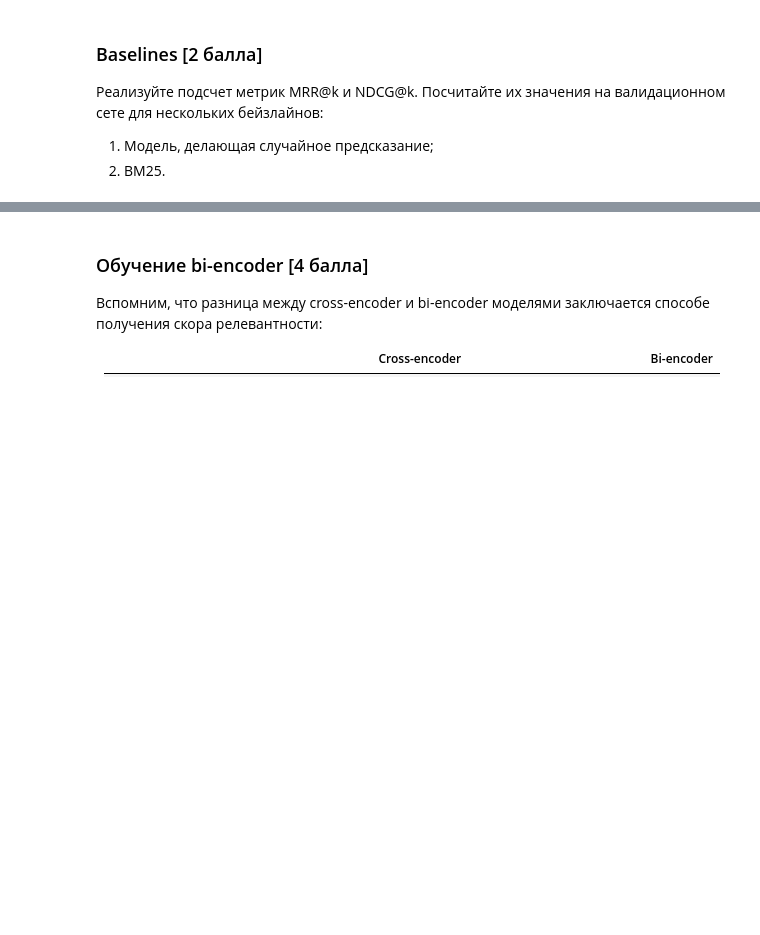
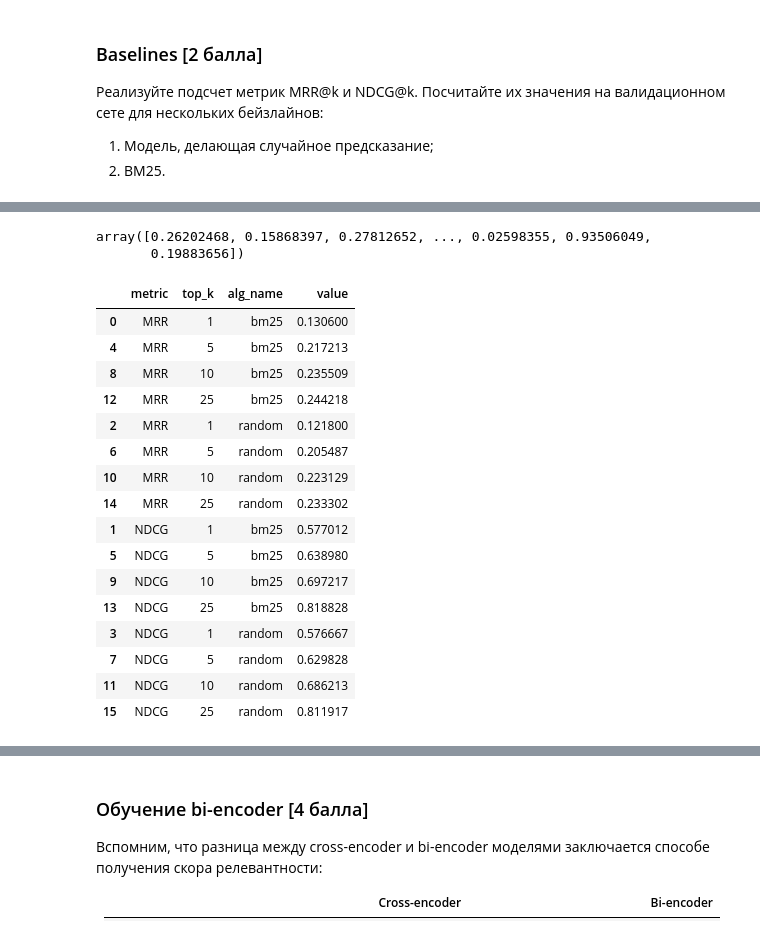
Before and after one commit to agcr/vk-msu-ir-course-spring-2024, a Jupyter notebook: homeworks/nn-reranking/homework_rerank.ipynb, the cells around one changed output, grey strips where cells are left out. Drawn from its saved outputs; the diff is of its cells as text; code cells hidden in the pictures; blank space fills up the shorter version.

```diff
--- a/homeworks/nn-reranking/homework_rerank.ipynb
+++ b/homeworks/nn-reranking/homework_rerank.ipynb
@@ -57,0 +121,53 @@
+# %%
+train_merged_df = train_merged_df.sort_values(by="qid").reset_index(drop=True)
+dev_merged_df = dev_merged_df.sort_values(by="qid").reset_index(drop=True)
+train_merged_df.to_csv("train.csv", index=False)
+dev_merged_df.to_csv("dev.csv", index=False)
+# %%
+def get_bm25_model_predictions(dataset):
+    tokenizer = WordPunctTokenizer()
+    tokenized_corpus = [tokenizer.tokenize(doc) for doc in dataset['text'].values]
+    bm25 = BM25Okapi(tokenized_corpus)
+
+    queries = dataset['query'].unique()
+    bm25_preds = np.zeros(len(dataset))
+    for query in tqdm(queries):
+        tokenized_query = tokenizer.tokenize(query)
+        doc_scores = bm25.get_scores(tokenized_query)
+        mask = dataset['query'] == query
+        bm25_preds[mask] = doc_scores[mask]
+    return bm25_preds
+
+bm25_model_predictions = get_bm25_model_predictions(dev_merged_df)
+# %%
+random_predictions = np.random.random(len(dev_merged_df))
+random_predictions
+# %% [output]
+array([0.26202468, 0.15868397, 0.27812652, ..., 0.02598355, 0.93506049,
+       0.19883656])
+# %%
+res_df = pd.DataFrame(columns=["metric", "top_k", "alg_name", "value"])
+for k in [1, 5, 10, 25]:
+    res_df.loc[len(res_df)] = ["MRR", k, "bm25", MRR(bm25_model_predictions, dev_merged_df['label'].values, dev_merged_df['qid'].values, top_k=k, threshold=2).item()]
+    res_df.loc[len(res_df)] = ["NDCG", k, "bm25", NDCG(bm25_model_predictions, dev_merged_df['label'].values, dev_merged_df['qid'].values, top_k=k).item()]
+    res_df.loc[len(res_df)] = ["MRR", k, "random", MRR(random_predictions, dev_merged_df['label'].values, dev_merged_df['qid'].values, top_k=k, threshold=2).item()]
+    res_df.loc[len(res_df)] = ["NDCG", k, "random", NDCG(random_predictions, dev_merged_df['label'].values, dev_merged_df['qid'].values, top_k=k).item()]
+    res_df.sort_values(by=["metric", "alg_name", "top_k"])
+# %% [output]
+|  | metric | top_k | alg_name | value |
+| 0 | MRR | 1 | bm25 | 0.130600 |
+| 4 | MRR | 5 | bm25 | 0.217213 |
+| 8 | MRR | 10 | bm25 | 0.235509 |
+| 12 | MRR | 25 | bm25 | 0.244218 |
+| 2 | MRR | 1 | random | 0.121800 |
+| 6 | MRR | 5 | random | 0.205487 |
+| 10 | MRR | 10 | random | 0.223129 |
+| 14 | MRR | 25 | random | 0.233302 |
+| 1 | NDCG | 1 | bm25 | 0.577012 |
+| 5 | NDCG | 5 | bm25 | 0.638980 |
+| 9 | NDCG | 10 | bm25 | 0.697217 |
+| 13 | NDCG | 25 | bm25 | 0.818828 |
+| 3 | NDCG | 1 | random | 0.576667 |
+| 7 | NDCG | 5 | random | 0.629828 |
+| 11 | NDCG | 10 | random | 0.686213 |
+| 15 | NDCG | 25 | random | 0.811917 |
```
Also changed, not shown: parts of 14 cells of this notebook, 25 other files.
